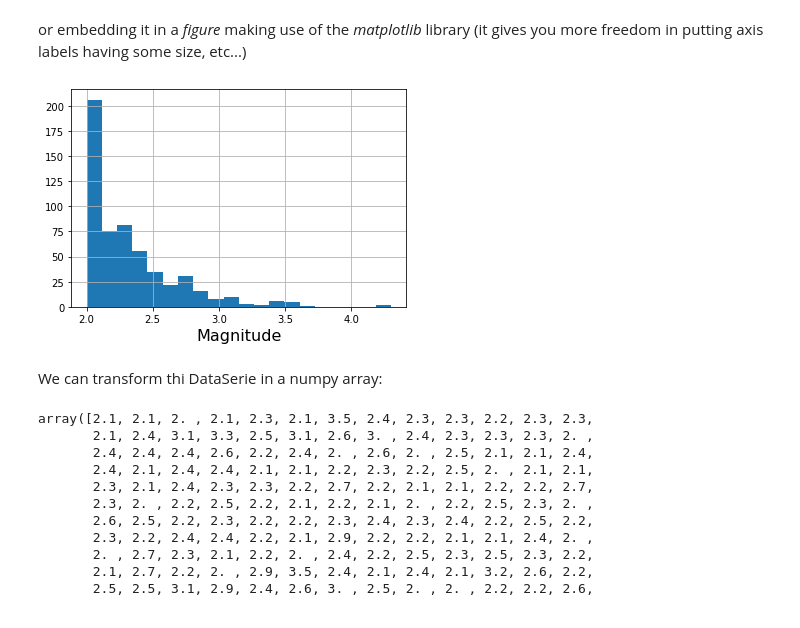
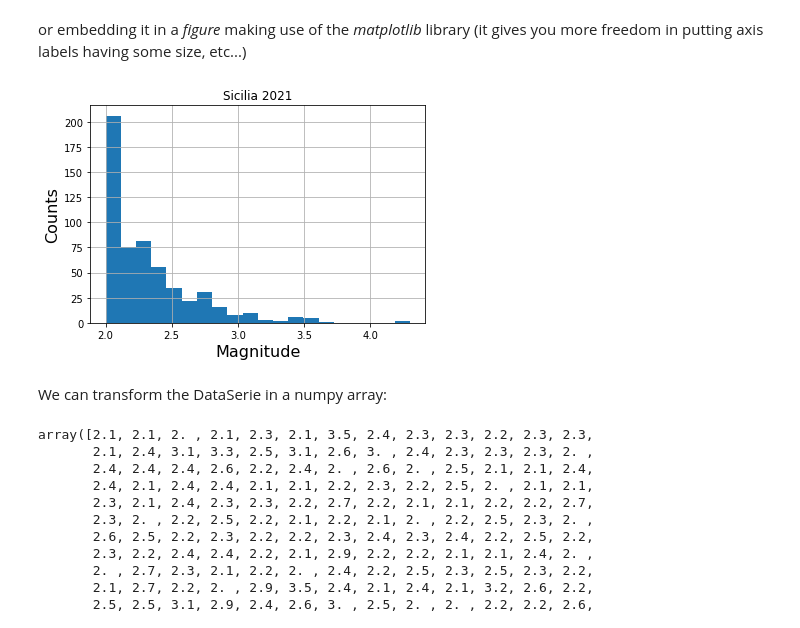
Before and after one commit to Mauro-Prencipe/Python_course_2022, a Jupyter notebook: classes.ipynb, the cells around one changed output. Saved outputs shown, nothing was run; the diff lists cells and outputs as text; code cells hidden in the pictures.

```diff
--- a/classes.ipynb
+++ b/classes.ipynb
@@ -660,12 +695,14 @@ or embedding it in a *figure* making use of the *matplotlib* library (it gives y
 # %%
 plt.figure()
 sicilia_magnitude.hist(bins=20)
 plt.xlabel('Magnitude', fontsize=16)
+plt.ylabel('Counts', fontsize=16)
+plt.title("Sicilia 2021")
 plt.show()
 # %% [output]
-[figure, old version]
+[figure, new version]
 # %% [markdown]
-We can transform thi DataSerie in a numpy array:
+We can transform the DataSerie in a numpy array:
 # %%
 sicilia_m_list=np.array(sicilia_magnitude)
 # %%
```
Also changed, not shown: parts of 23 cells of this notebook, 15 other files.
